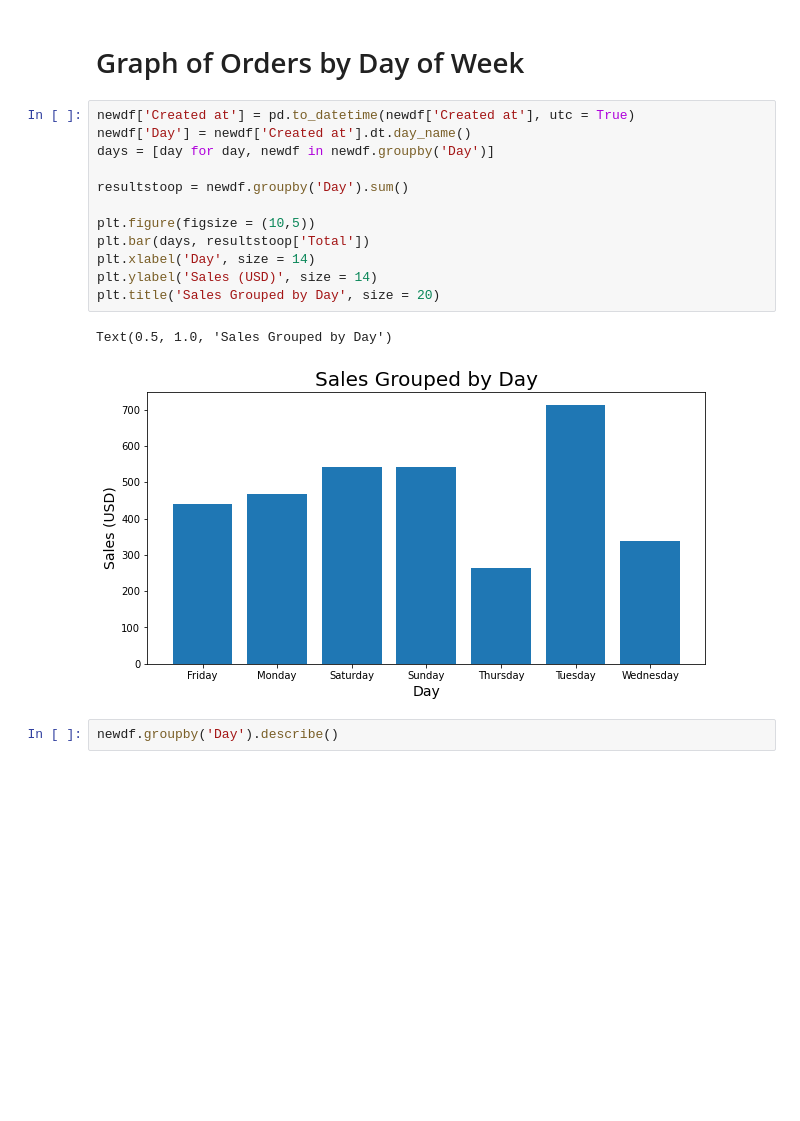
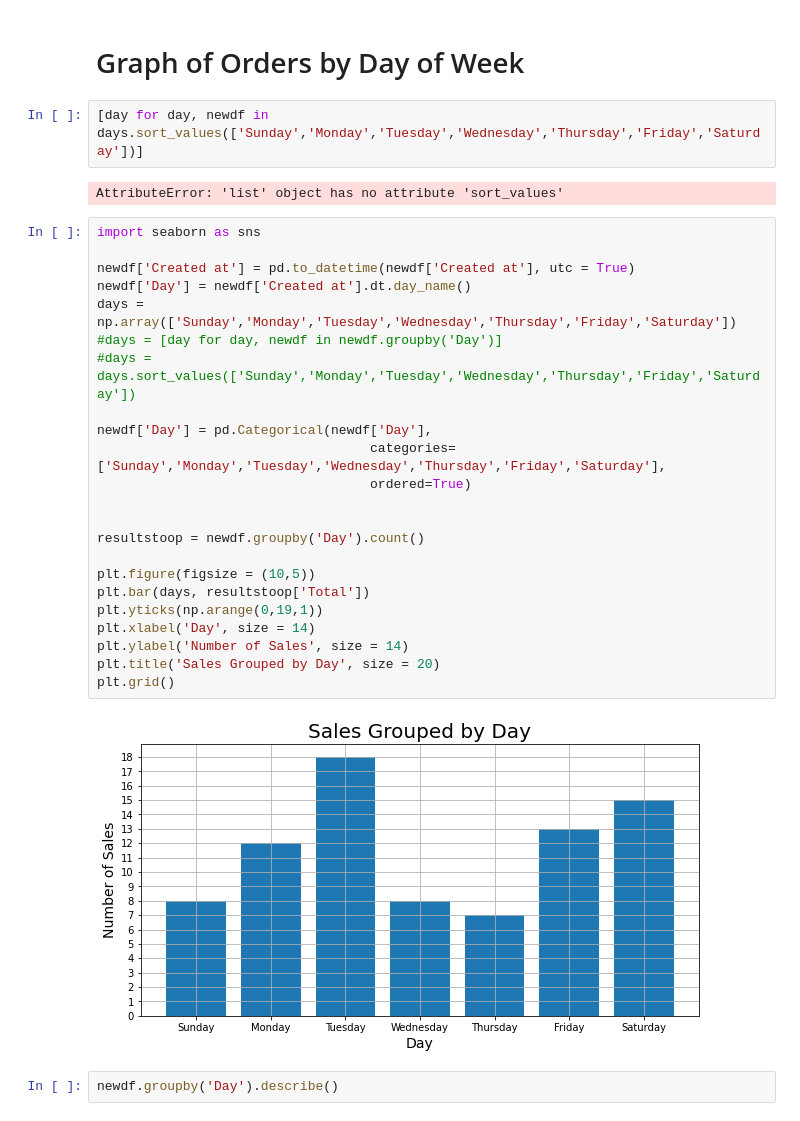
Before and after one commit to ethompson17/Explorer_Analytics, a Jupyter notebook: Explorer Analytics.ipynb, the cells around one changed output. Cells and saved outputs as stored; diff of their text form; blank space fills up the shorter version.

```diff
--- a/Explorer Analytics.ipynb
+++ b/Explorer Analytics.ipynb
@@ -145,21 +145,35 @@ plt.grid()
 [figure]
 # %% [markdown]
 # Graph of Orders by Day of Week
+# %%
+[day for day, newdf in days.sort_values(['Sunday','Monday','Tuesday','Wednesday','Thursday','Friday','Saturday'])]
+# %% [output]
+AttributeError: 'list' object has no attribute 'sort_values'
 # %%
+import seaborn as sns
+
 newdf['Created at'] = pd.to_datetime(newdf['Created at'], utc = True)
 newdf['Day'] = newdf['Created at'].dt.day_name()
-days = [day for day, newdf in newdf.groupby('Day')]
+days = np.array(['Sunday','Monday','Tuesday','Wednesday','Thursday','Friday','Saturday'])
+#days = [day for day, newdf in newdf.groupby('Day')]
+#days = days.sort_values(['Sunday','Monday','Tuesday','Wednesday','Thursday','Friday','Saturday'])
 
-resultstoop = newdf.groupby('Day').sum()
+newdf['Day'] = pd.Categorical(newdf['Day'],
+                                   categories=['Sunday','Monday','Tuesday','Wednesday','Thursday','Friday','Saturday'],
+                                   ordered=True)
+
+
+resultstoop = newdf.groupby('Day').count()
 
 plt.figure(figsize = (10,5))
 plt.bar(days, resultstoop['Total'])
+plt.yticks(np.arange(0,19,1))
 plt.xlabel('Day', size = 14)
-plt.ylabel('Sales (USD)', size = 14)
+plt.ylabel('Number of Sales', size = 14)
 plt.title('Sales Grouped by Day', size = 20)
+plt.grid()
 # %% [output]
-Text(0.5, 1.0, 'Sales Grouped by Day')
-[figure, old version]
+[figure, new version]
 # %%
 newdf.groupby('Day').describe()
 # %% [output]
```
Also changed, not shown: parts of 12 cells of this notebook.
